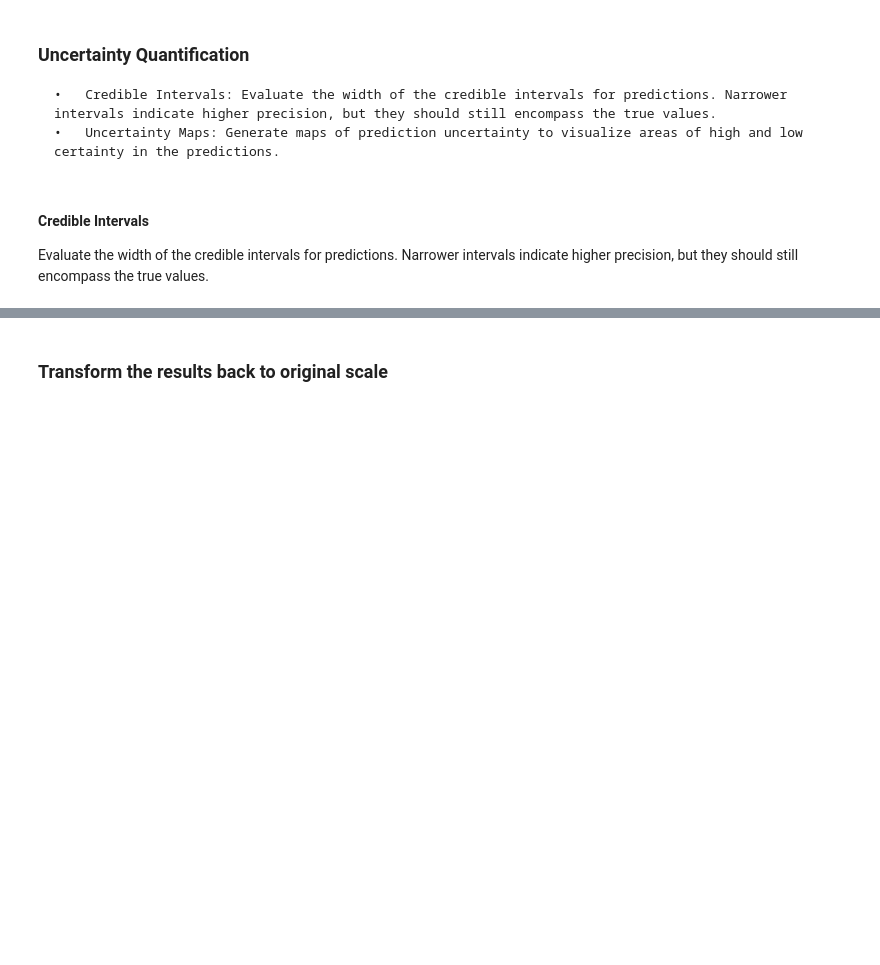
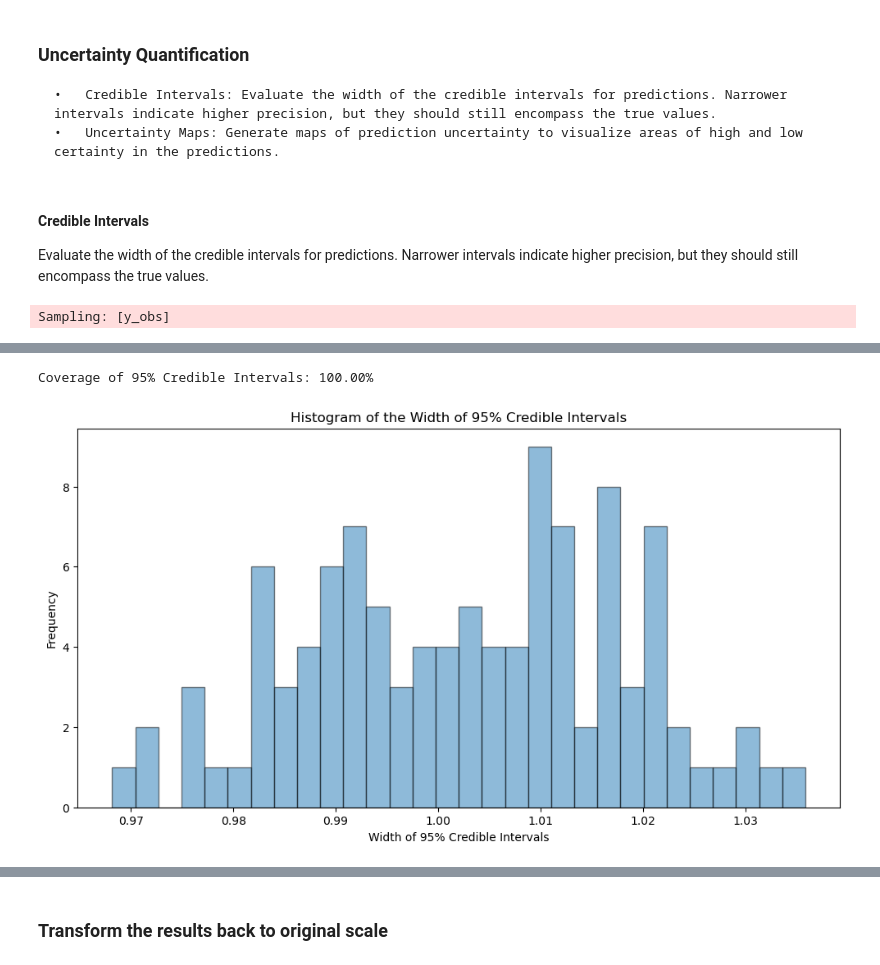
Before and after one commit to sig-gis/dises-khm-mpi, a Jupyter notebook: 3. MBG Model Training.ipynb, the cells around one changed output, grey strips where cells are left out. Drawn from its saved outputs; the diff is of its cells as text; code cells hidden in the pictures; blank space fills up the shorter version.

```diff
--- a/3. MBG Model Training.ipynb
+++ b/3. MBG Model Training.ipynb
@@ -132,6 +136,8 @@ scaler_coordinates = StandardScaler()
 
 # Standardize the coordinates
 coordinates_observed = scaler_coordinates.fit_transform(coordinates_observed)
+# %%
+report['Observations used to train the model'] = response.shape[0]
 # %% [markdown]
 ### Bayesian Model Training
 
@@ -319,20 +351,14 @@ coverage = within_ci / total_obs
 
 print(f"Coverage of 95% Credible Intervals: {coverage * 100:.2f}%")
 
-# Plot the credible intervals vs the observed values
-plt.figure(figsize=(12, 8))
-plt.errorbar(np.arange(len(y_obs)), y_sim, yerr=[y_sim - hdi[:, 0], hdi[:, 1] - y_sim], fmt='o', label='Predictions with 95% CI')
-plt.plot(np.arange(len(y_obs)), y_obs, 'r.', label='Observed Values')
-plt.xlabel('Data Point Index')
-plt.ylabel('Values')
-plt.title('Predictions with 95% Credible Intervals vs Observed Values')
-plt.legend()
-plt.show()
+
 
 # Plot the width of the credible intervals
 plt.figure(figsize=(12, 6))
-plt.hist(ci_width, bins=30, edgecolor='k', alpha=0.7)
+plt.hist(ci_width, bins=30, edgecolor='k', alpha=0.5)
 plt.xlabel('Width of 95% Credible Intervals')
 plt.ylabel('Frequency')
 plt.title('Histogram of the Width of 95% Credible Intervals')
 plt.show()
+# %% [output]
+Sampling: [y_obs]
@@ -338,0 +368,2 @@ plt.show()
+Coverage of 95% Credible Intervals: 100.00%
+[figure, added]
```
Also changed, not shown: parts of 17 cells of this notebook, 6 other files.
